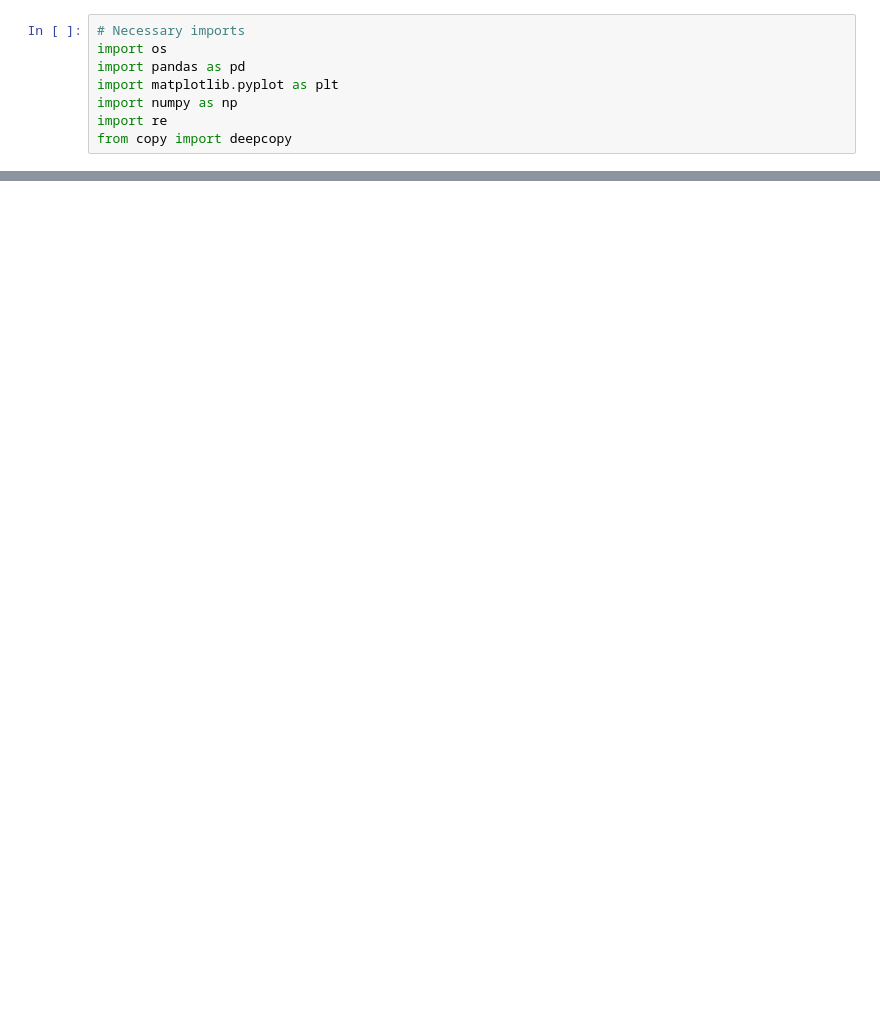
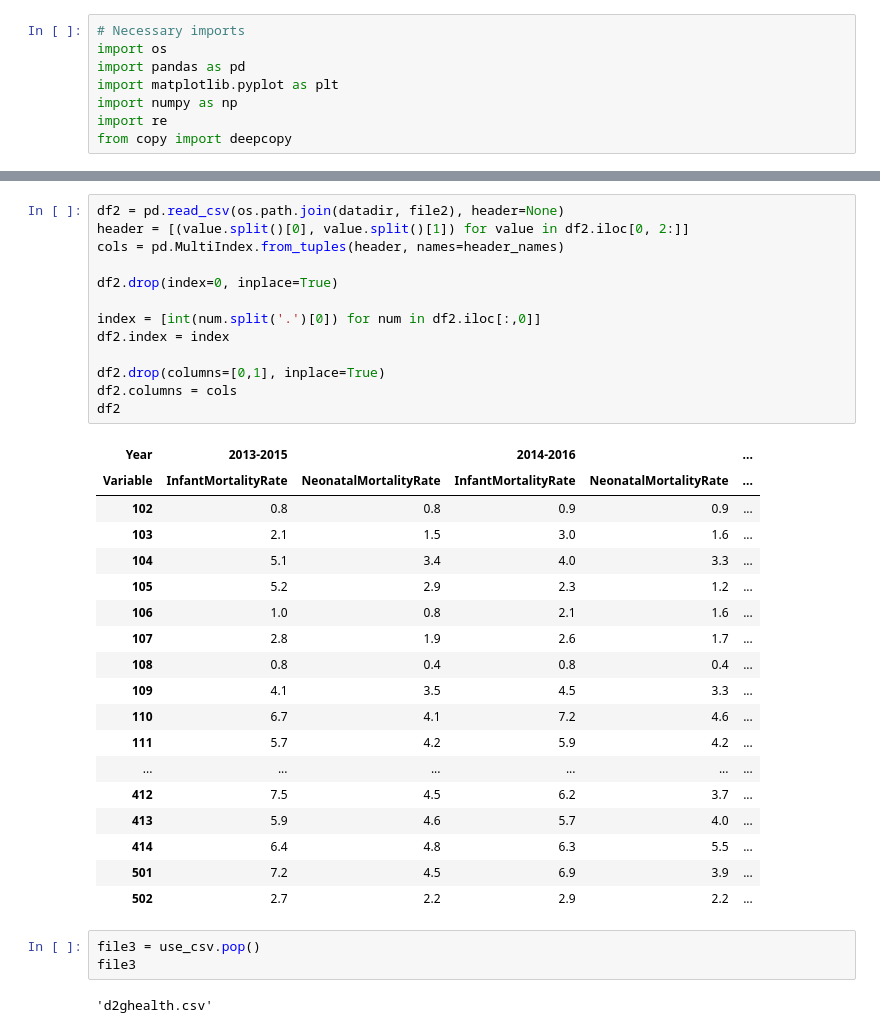
Before and after one commit to jojordan3/Public-Health-and-Education, a Jupyter notebook: CleaningData.ipynb, the cells around one changed output, grey strips where cells are left out. Drawn from its saved outputs; the diff is of its cells as text; blank space fills up the shorter version.

```diff
--- a/CleaningData.ipynb
+++ b/CleaningData.ipynb
@@ -102,0 +193,37 @@ youthriskbehavior2015.csv
+# %%
+df2 = pd.read_csv(os.path.join(datadir, file2), header=None)
+header = [(value.split()[0], value.split()[1]) for value in df2.iloc[0, 2:]]
+cols = pd.MultiIndex.from_tuples(header, names=header_names)
+
+df2.drop(index=0, inplace=True)
+
+index = [int(num.split('.')[0]) for num in df2.iloc[:,0]]
+df2.index = index
+
+df2.drop(columns=[0,1], inplace=True)
+df2.columns = cols
+df2
+# %% [output]
+| Year | 2013-2015 |  | 2014-2016 |  | ... |
+| Variable | InfantMortalityRate | NeonatalMortalityRate | InfantMortalityRate | NeonatalMortalityRate | ... |
+| 102 | 0.8 | 0.8 | 0.9 | 0.9 | ... |
+| 103 | 2.1 | 1.5 | 3.0 | 1.6 | ... |
+| 104 | 5.1 | 3.4 | 4.0 | 3.3 | ... |
+| 105 | 5.2 | 2.9 | 2.3 | 1.2 | ... |
+| 106 | 1.0 | 0.8 | 2.1 | 1.6 | ... |
+| 107 | 2.8 | 1.9 | 2.6 | 1.7 | ... |
+| 108 | 0.8 | 0.4 | 0.8 | 0.4 | ... |
+| 109 | 4.1 | 3.5 | 4.5 | 3.3 | ... |
+| 110 | 6.7 | 4.1 | 7.2 | 4.6 | ... |
+| 111 | 5.7 | 4.2 | 5.9 | 4.2 | ... |
+| ... | ... | ... | ... | ... | ... |
+| 412 | 7.5 | 4.5 | 6.2 | 3.7 | ... |
+| 413 | 5.9 | 4.6 | 5.7 | 4.0 | ... |
+| 414 | 6.4 | 4.8 | 6.3 | 5.5 | ... |
+| 501 | 7.2 | 4.5 | 6.9 | 3.9 | ... |
+| 502 | 2.7 | 2.2 | 2.9 | 2.2 | ... |
+# %%
+file3 = use_csv.pop()
+file3
+# %% [output]
+'d2ghealth.csv'
```
Also changed, not shown: parts of 19 cells of this notebook.
